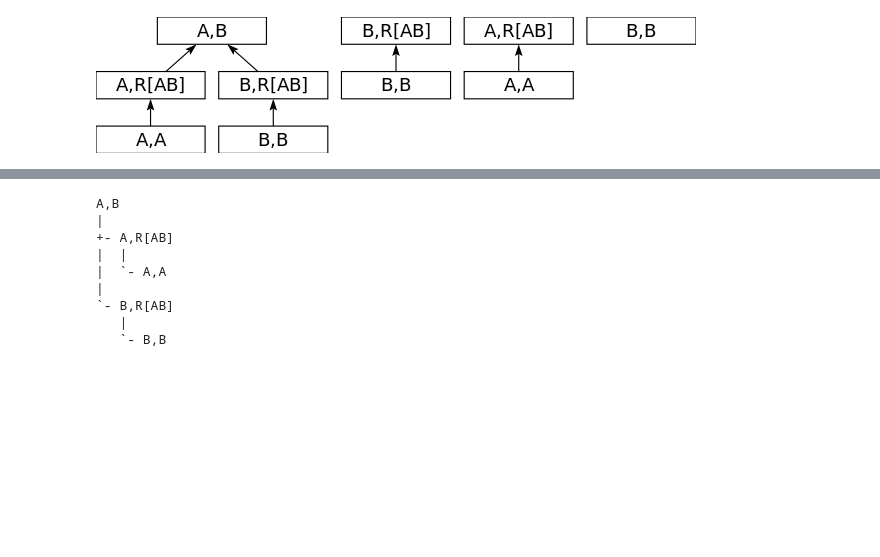
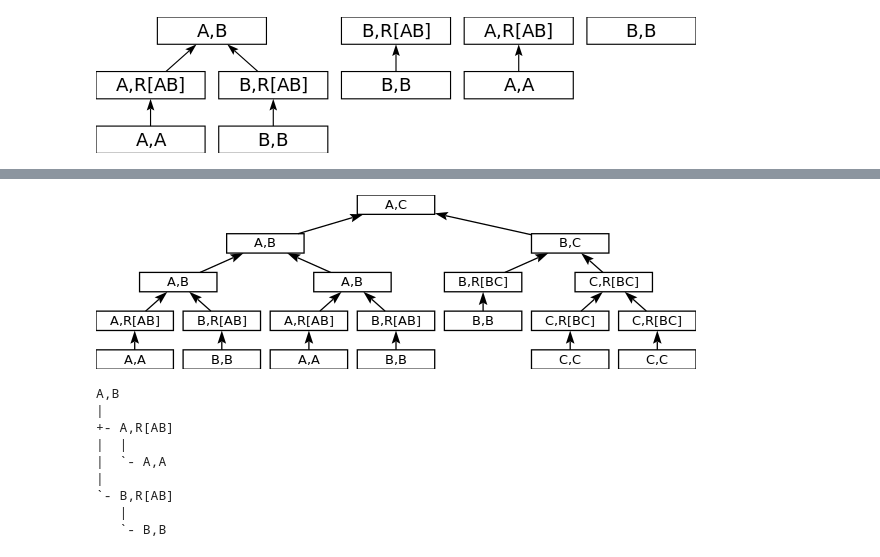
Before and after one commit to swystems/bellkat, a Jupyter notebook: BetterExample.ipynb, the cells around one changed output, grey strips where cells are left out. Cells and saved outputs as stored; diff of their text form; code cells hidden in the pictures; blank space fills up the shorter version.

```diff
--- a/BetterExample.ipynb
+++ b/BetterExample.ipynb
@@ -145,3 +165,12 @@ create "A" -*- (transmit "A" ("A", "R[AB]") -+- create "B")
+# %%
+pAB = (create "A" -+- create "B") -*- (transmit "A" ("A", "R[AB]") -+- transmit "B" ("B", "R[AB]")) -*- swap "R[AB]" ("A", "B")
+pCR = ((create "C" -*- transmit "C" ("C", "R[BC]")) -+- (create "C" -*- transmit "C" ("C", "R[BC]"))) -*- distill "C" "R[BC]"
+pBC = (pCR -+- (create "B" -*- transmit "B" ("B", "R[BC]"))) -*- swap "R[BC]" ("B", "C")
+
+
+drawPolicy $ ( ((pAB -+- pAB) -*- distill "A" "B") -+- pBC ) -*- swap "B" ("A", "C")
+# %% [output]
+[figure, added]
 # %%
 drawPolicyText p
 # %% [output]
```
Also changed, not shown: parts of 5 cells of this notebook.
